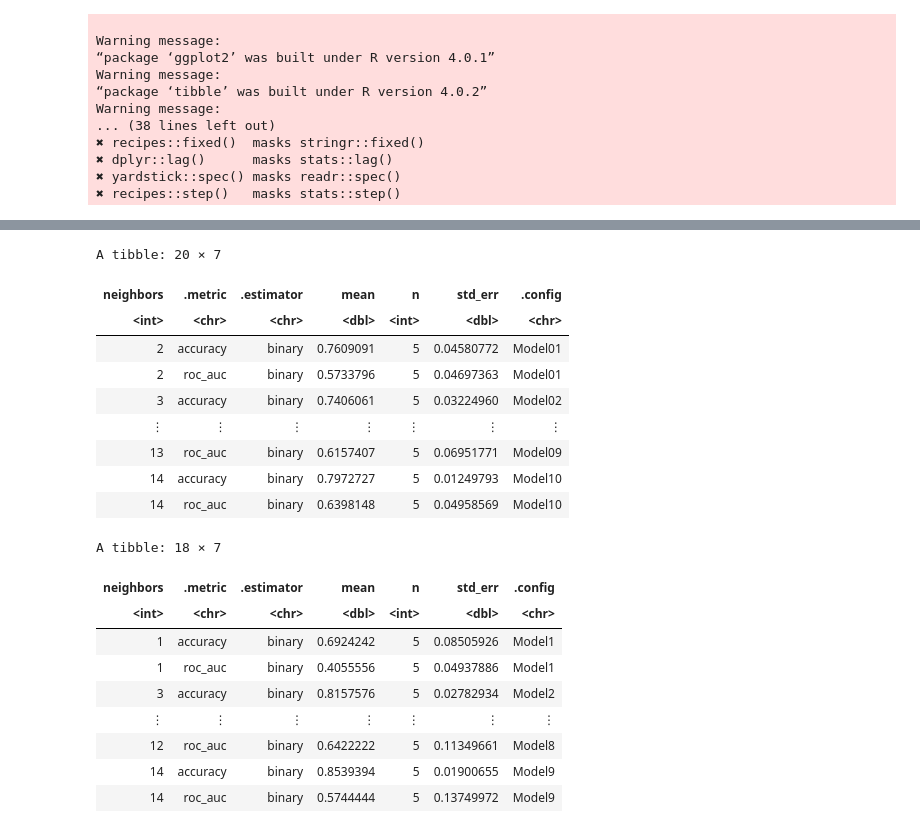
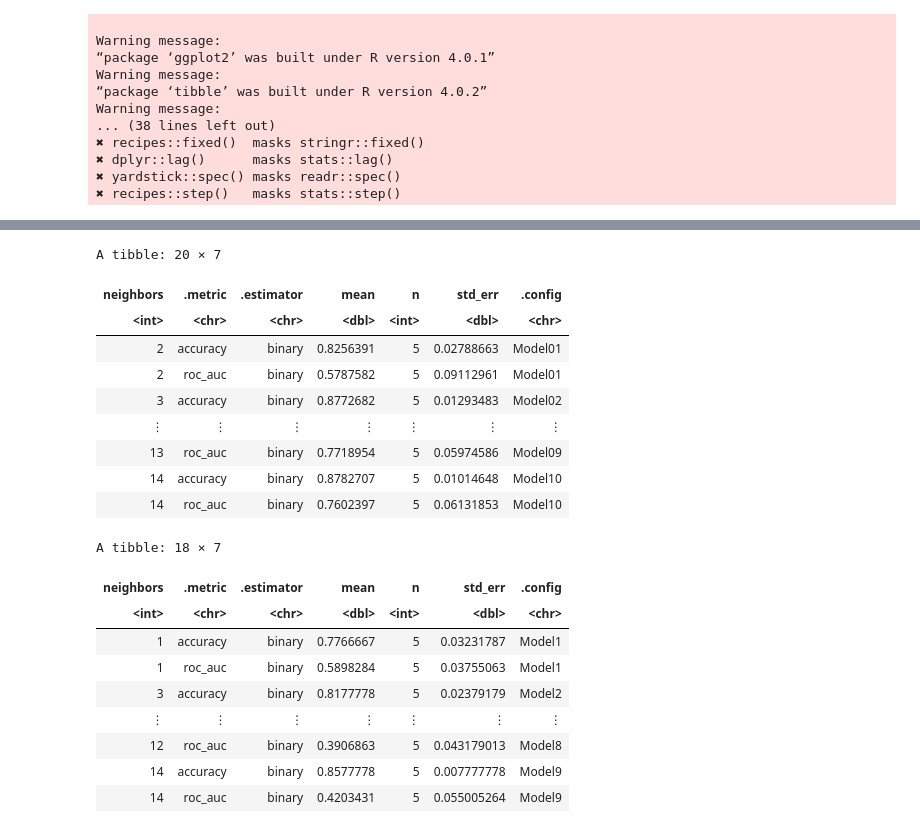
Before and after one commit to J4mesAcastor/group5_player_stats, a Jupyter notebook: Report.ipynb, the cells around one changed output, grey strips where cells are left out. Saved outputs shown, nothing was run; the diff lists cells and outputs as text; code cells hidden in the pictures.

```diff
--- a/Report.ipynb
+++ b/Report.ipynb
@@ -28,18 +28,19 @@ Warning message:
 # Data read from https://drive.google.com/uc?export=download&id=1_MECmUXZuuILYeEOfonSGqodW6qVdhsS
 player_stats <- read_csv("https://drive.google.com/uc?export=download&id=1_MECmUXZuuILYeEOfonSGqodW6qVdhsS")
 colnames(player_stats) <- make.names(colnames(player_stats))
-#   Remove unnecessary columns
+
+# Cleaning up the dataframe
 player_stats_clean <- player_stats %>%
-    select(Age:Peak.Elo.Rating, -Retired, -Country, -Wikipedia, -Current.Rank,-Name, -Seasons, -Prize.Money, -Active, -Favorite.Surface, -Best.Elo.Rank) %>%
+#   Remove unnecessary columns and remove columns with NA values
+    select(Backhand, Plays, Turned.Pro, Current.Elo.Rank) %>%
     na.omit() %>%
 #   Mutating columns with as_factor()
-    mutate(Dominate.Hand = as_factor(Plays)) %>%
-    select(-Plays) %>%
+    mutate(Plays = as_factor(Plays)) %>%
+    rename(Dominate.Hand = Plays) %>%
     mutate(Backhand = as_factor(Backhand)) %>%
-#   Cleaning up columns with string values
-    mutate(Height = strtoi(str_remove(Height, " cm"))) %>%
+#   Cleaning up columns with strings and turning them into numeric values
     mutate(Year.Experience = 2020 - Turned.Pro) %>%
-    mutate(Age = strtoi(substr(Age, 0, 2))) %>%
+    select(-Turned.Pro) %>%
     mutate(Current.Elo.Rank = strtoi(substr(Current.Elo.Rank, 0, nchar(Current.Elo.Rank)-7)))
 
 player_stats
@@ -121,22 +122,22 @@ hand_testing <- testing(hand_split)
 # %%
 set.seed(1234) # DO NOT REMOVE
 # Creating the Recipes
-backhand_recipe <- recipe(Backhand ~ Current.Elo.Rank + Year.Experience, data = backhand_training) %>%
+back_recipe <- recipe(Backhand ~ Current.Elo.Rank + Year.Experience, data = back_training) %>%
     step_scale(all_predictors()) %>%
     step_center(all_predictors())
 
-hand_recipe <- recipe(Dominate.Hand ~ Current.Elo.Rank + Year.Experience, data = hand_training) %>%
+dominate_recipe <- recipe(Dominate.Hand ~ Current.Elo.Rank + Year.Experience, data = dominate_training) %>%
     step_scale(all_predictors()) %>%
     step_center(all_predictors())
 
-# backhand_recipe
-# hand_recipe
+# back_recipe
+# dominate_recipe
 # %%
 set.seed(1234)
 
 # Creating the vfolds
-backhand_vfold <- vfold_cv(backhand_training, v = 5, strata = Backhand)
-hand_vfold <- vfold_cv(hand_training, v = 5, strata = Dominate.Hand)
+back_vfold <- vfold_cv(back_training, v = 5, strata = Backhand)
+dominate_vfold <- vfold_cv(dominate_training, v = 5, strata = Dominate.Hand)
 # %%
 set.seed(1234)
 # Making the tune model to choose the best value of k
@@ -146,41 +147,41 @@ knn_tune <- nearest_neighbor(weight_func = "rectangular", neighbors = tune()) %>
 # %%
 set.seed(1234) # DO NOT REMOVE
 # Collecting metrics to determine best value of k
-backhand_results <- workflow() %>%
-    add_recipe(backhand_recipe) %>%
+back_results <- workflow() %>%
+    add_recipe(back_recipe) %>%
     add_model(knn_tune) %>%
-    tune_grid(resamples = backhand_vfold, grid = 10) %>%
+    tune_grid(resamples = back_vfold, grid = 10) %>%
     collect_metrics
 
-hand_results <- workflow() %>%
-    add_recipe(hand_recipe) %>%
+dominate_results <- workflow() %>%
+    add_recipe(dominate_recipe) %>%
     add_model(knn_tune) %>%
-    tune_grid(resamples = hand_vfold, grid = 10) %>%
+    tune_grid(resamples = dominate_vfold, grid = 10) %>%
     collect_metrics
 
-backhand_results
-hand_results
+back_results
+dominate_results
 # %% [output]
 A tibble: 20 × 7
 | neighbors | .metric | .estimator | mean | n | std_err | .config |
 | <int> | <chr> | <chr> | <dbl> | <int> | <dbl> | <chr> |
-| 2 | accuracy | binary | 0.7609091 | 5 | 0.04580772 | Model01 |
-| 2 | roc_auc | binary | 0.5733796 | 5 | 0.04697363 | Model01 |
-| 3 | accuracy | binary | 0.7406061 | 5 | 0.03224960 | Model02 |
+| 2 | accuracy | binary | 0.8256391 | 5 | 0.02788663 | Model01 |
+| 2 | roc_auc | binary | 0.5787582 | 5 | 0.09112961 | Model01 |
+| 3 | accuracy | binary | 0.8772682 | 5 | 0.01293483 | Model02 |
 | ⋮ | ⋮ | ⋮ | ⋮ | ⋮ | ⋮ | ⋮ |
-| 13 | roc_auc | binary | 0.6157407 | 5 | 0.06951771 | Model09 |
-| 14 | accuracy | binary | 0.7972727 | 5 | 0.01249793 | Model10 |
-| 14 | roc_auc | binary | 0.6398148 | 5 | 0.04958569 | Model10 |
+| 13 | roc_auc | binary | 0.7718954 | 5 | 0.05974586 | Model09 |
+| 14 | accuracy | binary | 0.8782707 | 5 | 0.01014648 | Model10 |
+| 14 | roc_auc | binary | 0.7602397 | 5 | 0.06131853 | Model10 |
 A tibble: 18 × 7
 | neighbors | .metric | .estimator | mean | n | std_err | .config |
 | <int> | <chr> | <chr> | <dbl> | <int> | <dbl> | <chr> |
-| 1 | accuracy | binary | 0.6924242 | 5 | 0.08505926 | Model1 |
-| 1 | roc_auc | binary | 0.4055556 | 5 | 0.04937886 | Model1 |
-| 3 | accuracy | binary | 0.8157576 | 5 | 0.02782934 | Model2 |
+| 1 | accuracy | binary | 0.7766667 | 5 | 0.03231787 | Model1 |
+| 1 | roc_auc | binary | 0.5898284 | 5 | 0.03755063 | Model1 |
+| 3 | accuracy | binary | 0.8177778 | 5 | 0.02379179 | Model2 |
 | ⋮ | ⋮ | ⋮ | ⋮ | ⋮ | ⋮ | ⋮ |
-| 12 | roc_auc | binary | 0.6422222 | 5 | 0.11349661 | Model8 |
-| 14 | accuracy | binary | 0.8539394 | 5 | 0.01900655 | Model9 |
-| 14 | roc_auc | binary | 0.5744444 | 5 | 0.13749972 | Model9 |
+| 12 | roc_auc | binary | 0.3906863 | 5 | 0.043179013 | Model8 |
+| 14 | accuracy | binary | 0.8577778 | 5 | 0.007777778 | Model9 |
+| 14 | roc_auc | binary | 0.4203431 | 5 | 0.055005264 | Model9 |
 # %%
 set.seed(1234) # DO NOT REMOVE
 # plotting accuracies vs value of k for backhand and dominate hand
```
Also changed, not shown: parts of 6 cells of this notebook.
